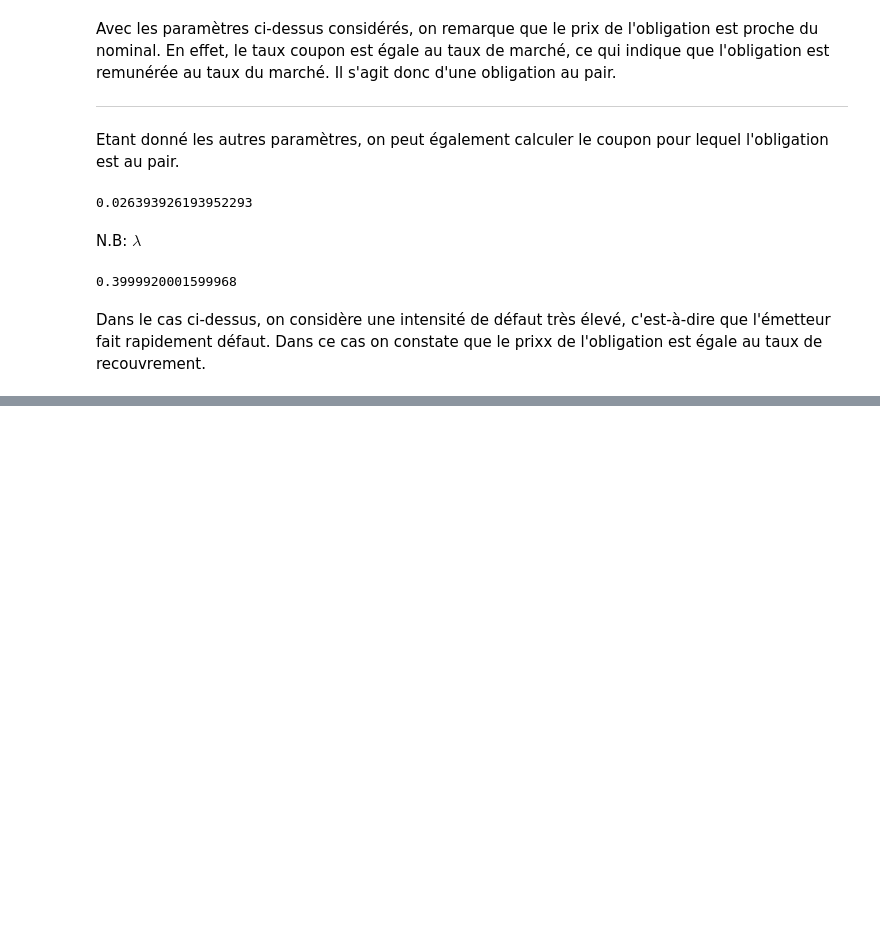
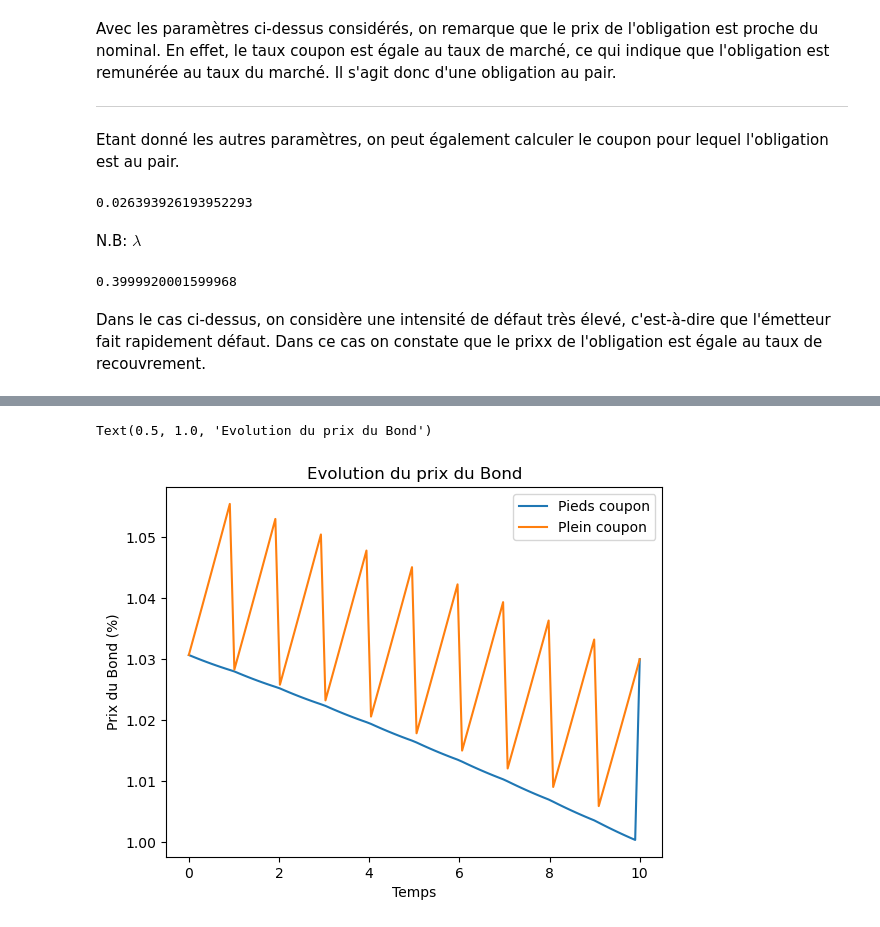
Before and after one commit to usenameFD/Asset-management, a Jupyter notebook: Liquidity/assetLiquidity.ipynb, the cells around one changed output, grey strips where cells are left out. Saved outputs shown, nothing was run; the diff lists cells and outputs as text; code cells hidden in the pictures; blank space fills up the shorter version.

```diff
--- a/Liquidity/assetLiquidity.ipynb
+++ b/Liquidity/assetLiquidity.ipynb
@@ -512,0 +542,25 @@ Dans le cas ci-dessus, on considère une intensité de défaut très élevé, c'
+# %%
+# Implémentation du clean price
+
+def CleanPrice(t,c,T,r,lamda, R = 0.4):
+    cc = c*(t - np.floor(t))*(t<=T)
+    return Bond(t,c,T,r,lamda, R)-cc
+# %%
+# Pieds coupon
+lamda = 0.01
+r = 0.02
+c = 0.03
+T = 10
+times = np.linspace(0,10, num = 100)
+
+B_plein_coupon = np.array([Bond(t,c,T,r,lamda) for t in times])
+B_pieds_coupon = np.array([CleanPrice(t,c,T,r,lamda) for t in times])
+plt.plot(times,B_pieds_coupon, label ="Pieds coupon")
+plt.plot(times,B_plein_coupon, label ="Plein coupon")
+plt.xlabel("Temps")
+plt.ylabel("Prix du Bond (%)")
+plt.legend()
+plt.title("Evolution du prix du Bond")
+# %% [output]
+Text(0.5, 1.0, 'Evolution du prix du Bond')
+[figure, added]
```
Also changed, not shown: parts of 15 cells of this notebook, 1 other file.
